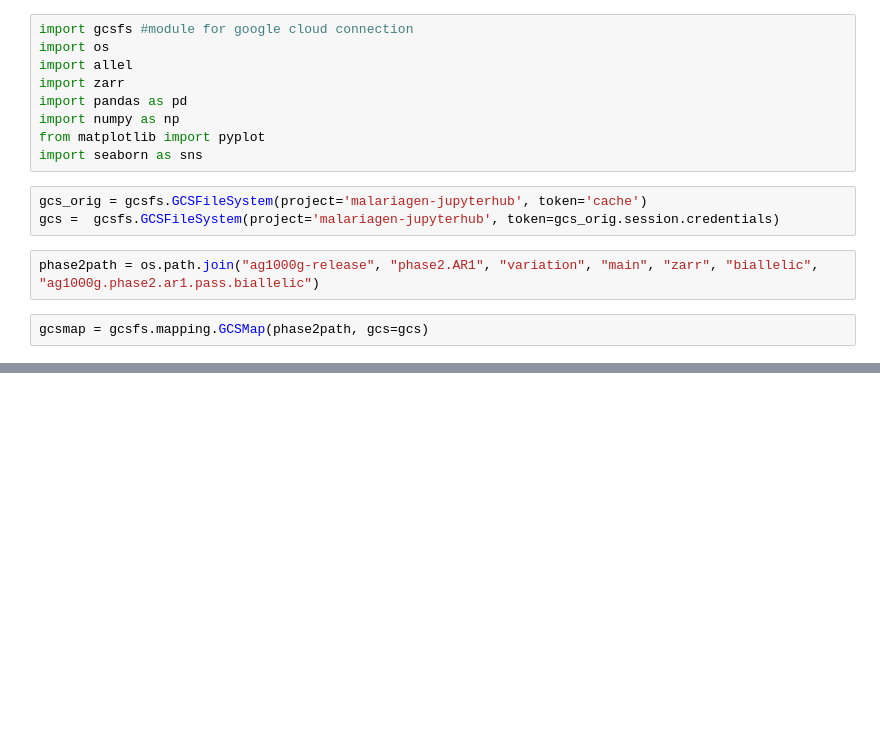
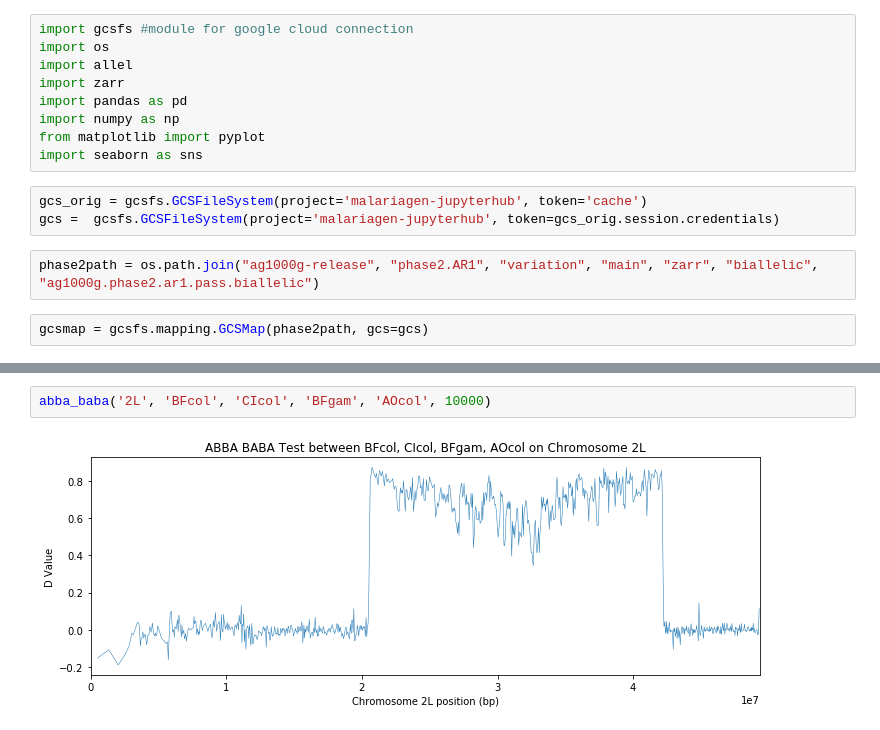
Before and after one commit to randomxsk8/notebooks, a Jupyter notebook: 08222019_functions.ipynb, the cells around one changed output, grey strips where cells are left out. Saved outputs shown, nothing was run; the diff lists cells and outputs as text; blank space fills up the shorter version.

```diff
--- a/08222019_functions.ipynb
+++ b/08222019_functions.ipynb
@@ -56,0 +61,4 @@ abba_baba('2L', 'BFcol', 'GNcol', 'BFgam', 'AOcol', 10000)
+# %%
+abba_baba('2L', 'BFcol', 'CIcol', 'BFgam', 'AOcol', 10000)
+# %% [output]
+[figure, added]
```
Also changed, not shown: parts of 3 cells of this notebook, 2 other files.
